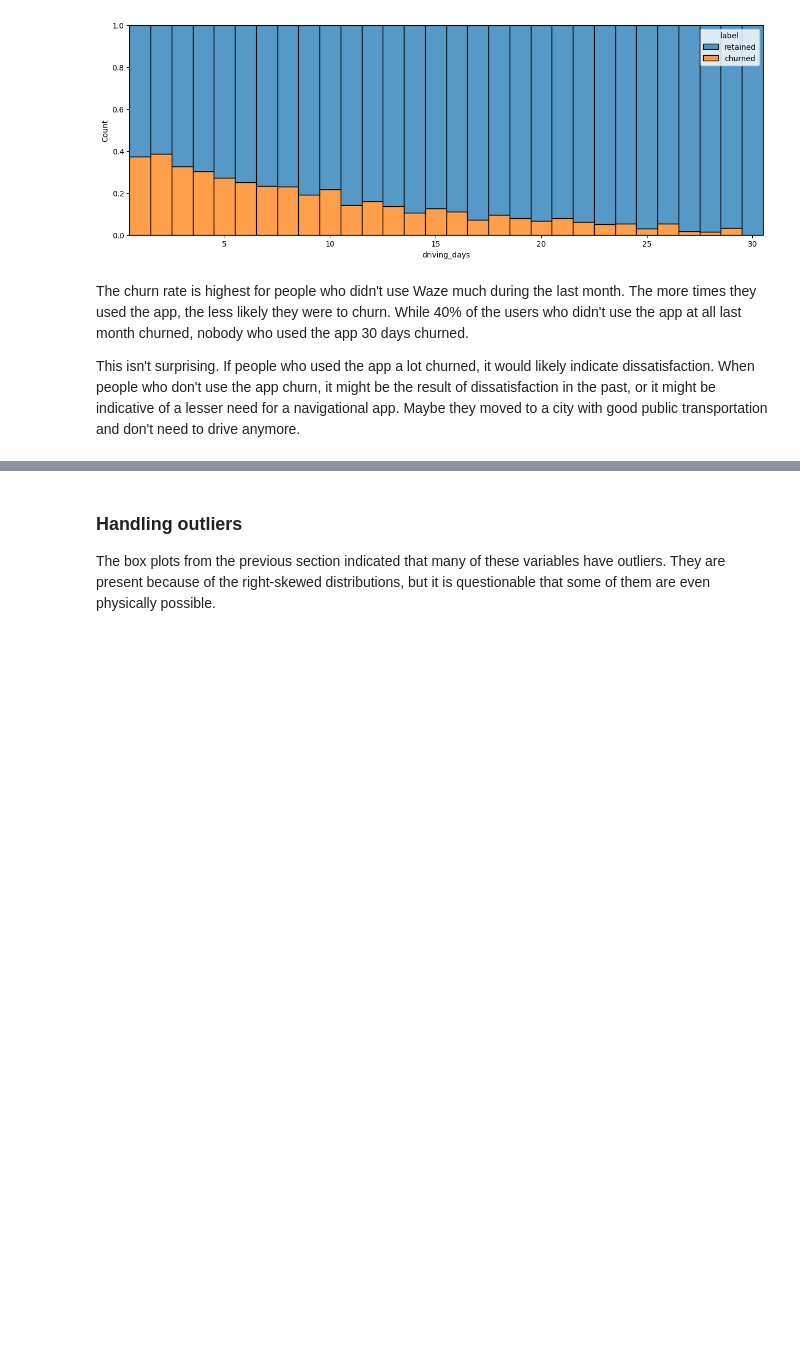
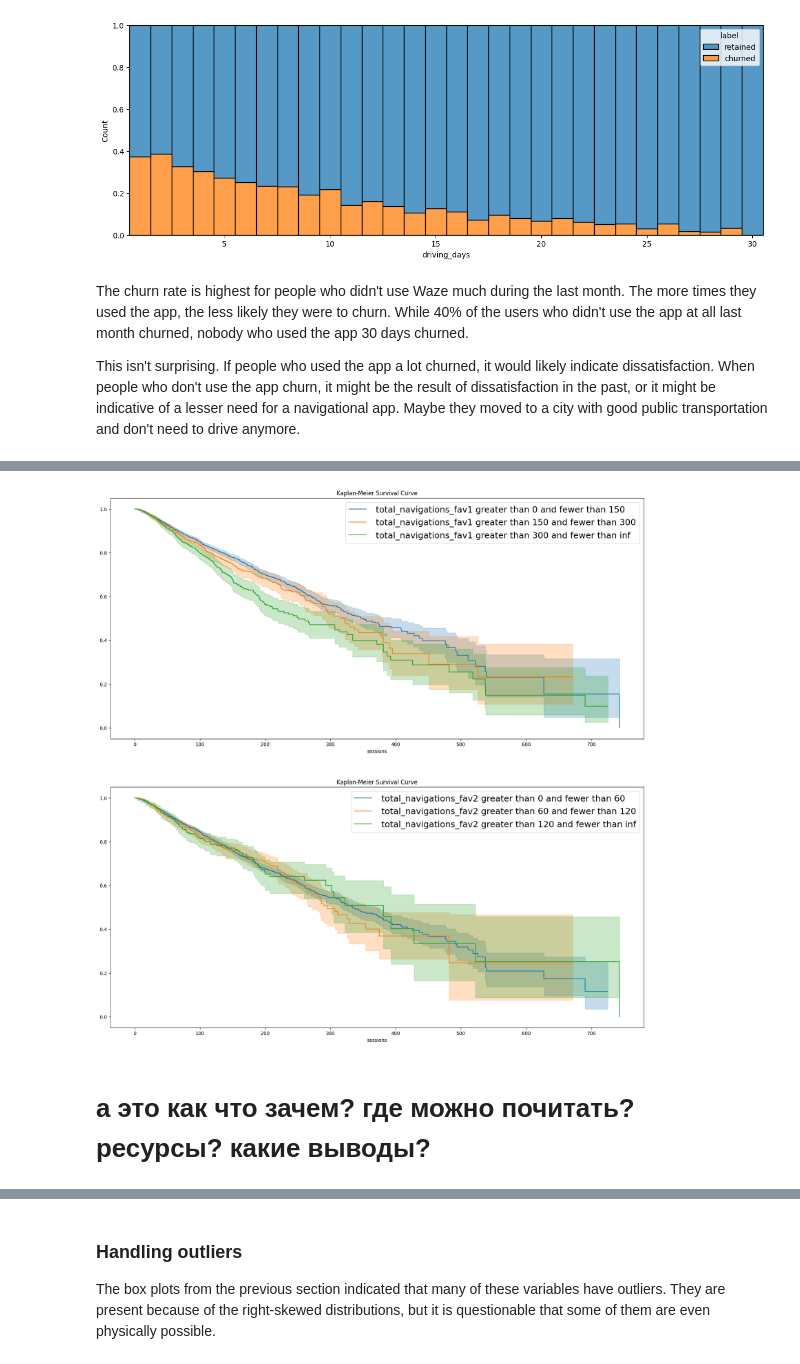
Before and after one commit to point-de-vyu/data-analytics-projects, a Jupyter notebook: Waze_predicting_user_churn/1. Exploratory_data_analysis.ipynb, the cells around one changed output, grey strips where cells are left out. Saved outputs shown, nothing was run; the diff lists cells and outputs as text; code cells hidden in the pictures; blank space fills up the shorter version.

```diff
--- a/Waze_predicting_user_churn/1. Exploratory_data_analysis.ipynb
+++ b/Waze_predicting_user_churn/1. Exploratory_data_analysis.ipynb
@@ -505,0 +571,27 @@ This isn't surprising. If people who used the app a lot churned, it would likely
+# %%
+def plot_survival_curves(column_name, values, ax, df):
+    values.insert(0,0)
+    values.insert(len(values),np.infty)
+    values = [[values[i],values[i+1]] for i in range(len(values)-1)]
+    for val in values:
+        dfr = df[df[column_name] >= val[0]]
+        dfr = dfr[dfr[column_name] < val[1]]
+        kmf = KaplanMeierFitter()
+        cat = 'sessions'
+        T = dfr[cat]
+        C = dfr[IS_CHURNED_COL].astype(float)
+        kmf.fit(T, C)
+        kmf.plot(title='Kaplan-Meier Survival Curve', label = f" {column_name} greater than {val[0]} and fewer than {val[1]}", ax=ax)
+    ax.legend(title_fontsize=18, fontsize=18)
+    ax.set_xlabel(cat)
+fig,ax = plt.subplots(2,1,figsize=(20, 20))
+column_name = 'total_navigations_fav1'
+values = [150, 300]
+plot_survival_curves(column_name, values, ax[0], df)
+column_name = 'total_navigations_fav2'
+values = [60, 120]
+plot_survival_curves(column_name, values, ax[1], df)
+# %% [output]
+[figure, added]
+# %% [markdown]
+# а это как что зачем? где можно почитать? ресурсы? какие выводы?
```
Also changed, not shown: parts of 25 cells of this notebook, 1 other file.
